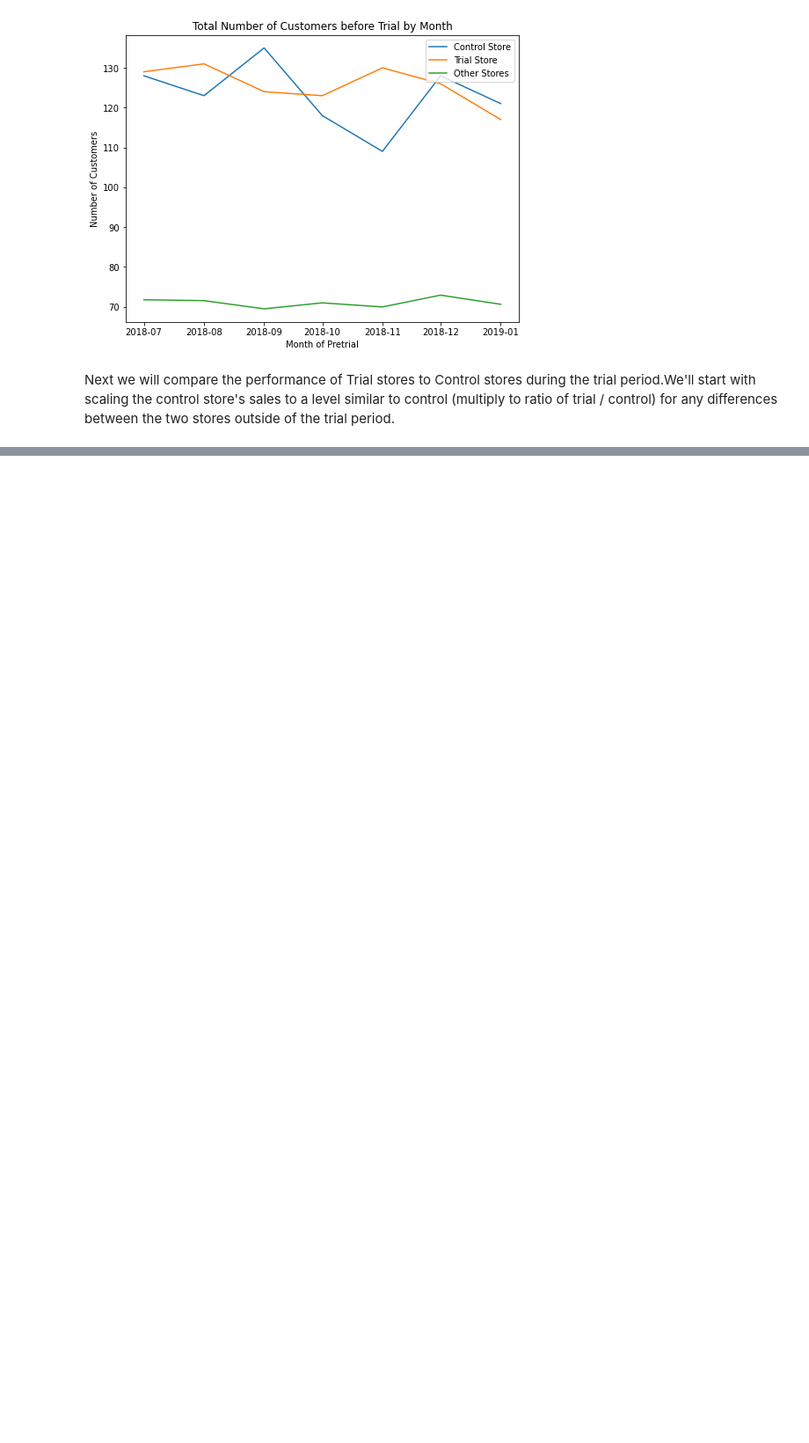
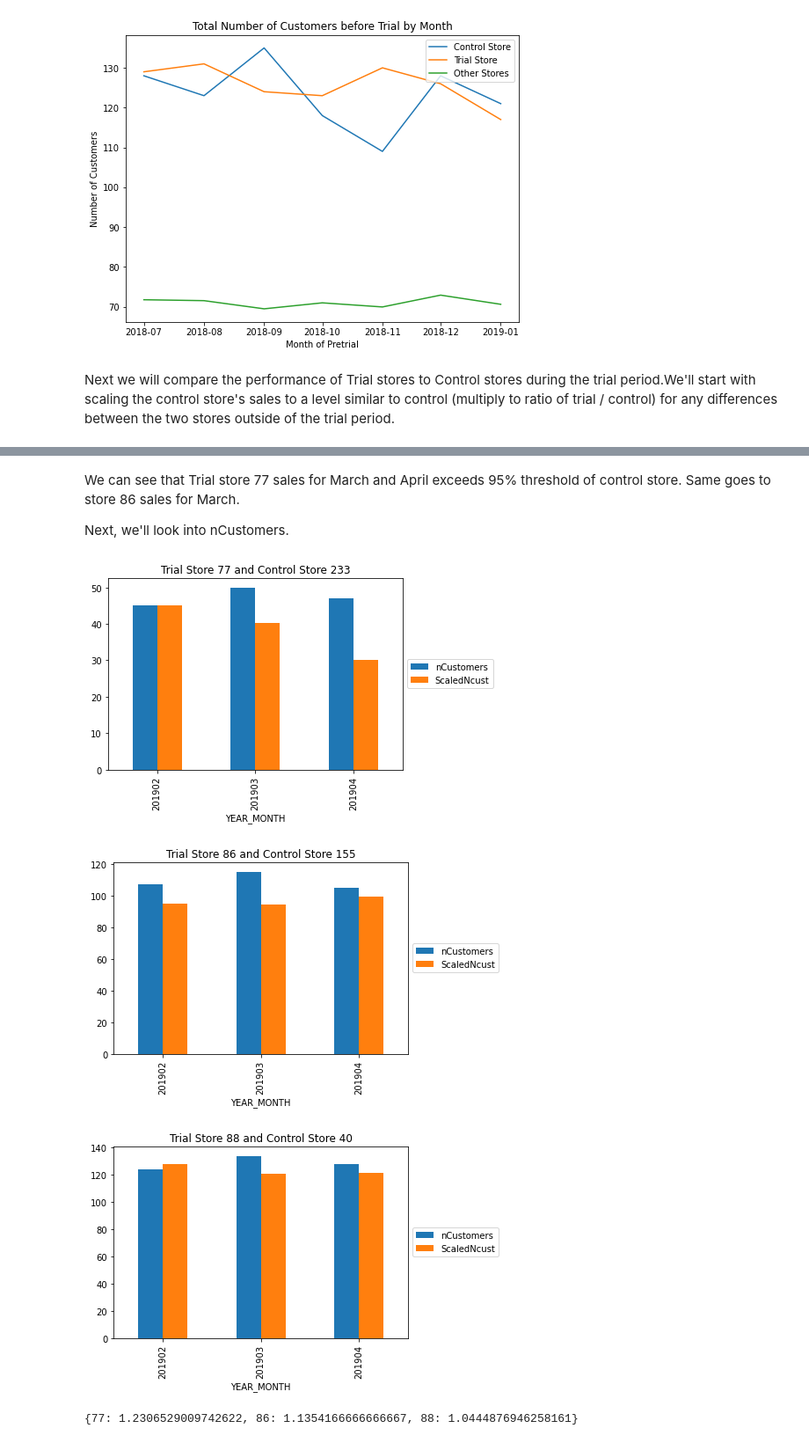
Before and after one commit to KexinYao/Quantium-virtual-internship, a Jupyter notebook: Task2/Quantium virtual internship task 2.ipynb, the cells around one changed output, grey strips where cells are left out. Shown at 88% size. Saved outputs shown, nothing was run; the diff lists cells and outputs as text; code cells hidden in the pictures; blank space fills up the shorter version.

```diff
--- a/Task2/Quantium virtual internship task 2.ipynb
+++ b/Task2/Quantium virtual internship task 2.ipynb
@@ -501,0 +615,3 @@ Next we will compare the performance of Trial stores to Control stores during th
+# %%
+a = pretrial_scaled_sales_control_stores[pretrial_scaled_sales_control_stores["STORE_NBR"] == 40]["ScaledSales"]
+b = trial_scaled_sales_control_stores[trial_scaled_sales_control_stores["STORE_NBR"] == 40]["ScaledSales"]
@@ -501,0 +707,47 @@ Next we will compare the performance of Trial stores to Control stores during th
+# %% [markdown]
+We can see that Trial store 77 sales for March and April exceeds 95% threshold of control store. Same goes to store 86 sales for March.
+
+Next, we'll look into nCustomers.
+# %%
+#Ratio of Store 77 and its Control store.
+ncust_ratio_77 = pretrial_full_observ[pretrial_full_observ["STORE_NBR"] == 77]["nCustomers"].sum() / pretrial_full_observ[pretrial_full_observ["STORE_NBR"] == 233]["nCustomers"].sum()
+
+#Ratio of Store 86 and its Control store.
+ncust_ratio_86 = pretrial_full_observ[pretrial_full_observ["STORE_NBR"] == 86]["nCustomers"].sum() / pretrial_full_observ[pretrial_full_observ["STORE_NBR"] == 155]["nCustomers"].sum()
+
+#Ratio of Store 77 and its Control store.
+ncust_ratio_88 = pretrial_full_observ[pretrial_full_observ["STORE_NBR"] == 88]["nCustomers"].sum() / pretrial_full_observ[pretrial_full_observ["STORE_NBR"] == 40]["nCustomers"].sum()
+# %%
+#trial_full_observ = full_observ[(full_observ["YEARMONTH"] >= 201902) & (full_observ["YEARMONTH"] <= 201904)]
+scaled_ncust_control_stores = full_observ[full_observ["STORE_NBR"].isin([233, 155, 40])][["STORE_NBR", "YEAR_MONTH", "nCustomers"]]
+
+def scaler_c(row):
+    if row["STORE_NBR"] == 233:
+        return row["nCustomers"] * ncust_ratio_77
+    elif row["STORE_NBR"] == 155:
+        return row["nCustomers"] * ncust_ratio_86
+    elif row["STORE_NBR"] == 40:
+        return row["nCustomers"] * ncust_ratio_88
+
+scaled_ncust_control_stores["ScaledNcust"] = scaled_ncust_control_stores.apply(lambda row: scaler_c(row), axis=1)
+
+trial_scaled_ncust_control_stores = scaled_ncust_control_stores[(scaled_ncust_control_stores["YEAR_MONTH"] >= 201902) & (scaled_ncust_control_stores["YEAR_MONTH"] <= 201904)]
+pretrial_scaled_ncust_control_stores = scaled_ncust_control_stores[scaled_ncust_control_stores["YEAR_MONTH"] < 201902]
+# %%
+ncust_percentage_diff = {}
+
+for trial, control in trial_control_dic.items():
+    a = trial_scaled_ncust_control_stores[trial_scaled_ncust_control_stores["STORE_NBR"] == control]
+    b = trial_full_observ[trial_full_observ["STORE_NBR"] == trial][["STORE_NBR", "YEAR_MONTH", "nCustomers"]]
+    ncust_percentage_diff[trial] = b["nCustomers"].sum() / a["ScaledNcust"].sum()
+    b[["YEAR_MONTH", "nCustomers"]].merge(a[["YEAR_MONTH", "ScaledNcust"]],on="YEAR_MONTH").set_index("YEAR_MONTH").rename(columns={"ScaledSales":"Scaled_Control_nCust", "tot_Sales":"Trial_nCust"}).plot.bar()
+    plt.legend(loc='center left', bbox_to_anchor=(1.0, 0.5))
+    plt.title("Trial Store "+str(trial)+" and Control Store "+str(control))
+# %% [output]
+[figure, added]
+[figure, added]
+[figure, added]
+# %%
+ncust_percentage_diff
+# %% [output]
+{77: 1.2306529009742622, 86: 1.1354166666666667, 88: 1.0444876946258161}
```
Also changed, not shown: parts of 22 cells of this notebook.
